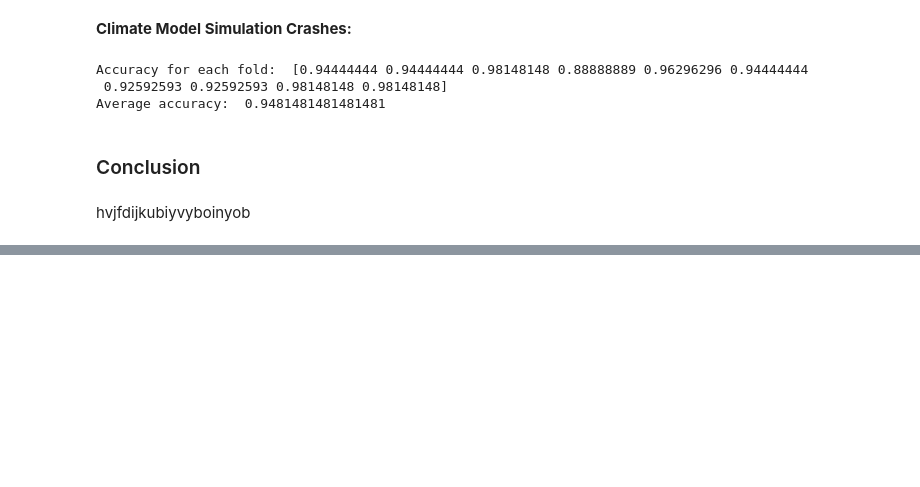
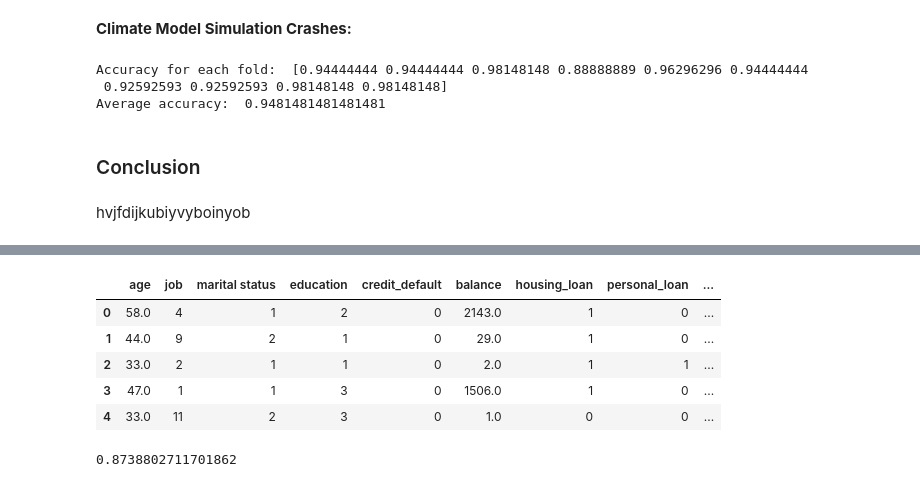
Before and after one commit to marisaazevedo/ML_AdaBoostRefined, a Jupyter notebook: Machine_Learning_1.ipynb, the cells around one changed output, grey strips where cells are left out. Saved outputs shown, nothing was run; the diff lists cells and outputs as text; code cells hidden in the pictures; blank space fills up the shorter version.

```diff
--- a/Machine_Learning_1.ipynb
+++ b/Machine_Learning_1.ipynb
@@ -406,0 +435,45 @@ hvjfdijkubiyvyboinyob
+# %%
+df.rename(columns={
+    'V1': 'age',
+    'V2': 'job',
+    'V3': 'marital status',
+    'V4': 'education',
+    'V5': 'credit_default',
+    'V6': 'balance',
+    'V7': 'housing_loan',
+    'V8': 'personal_loan',
+    'V9': 'contact_type',
+    'V10': 'day',
+    'V11': 'month',
+    'V12': 'duration_contact',
+    'V13': 'campaign',
+    'V14': 'pday',
+    'V15': 'previous',
+    'V16': 'poutcame',
+    'Class': 'Target',
+}, inplace=True)
+# %%
+
+# label encoding the dataset
+from sklearn.preprocessing import LabelEncoder
+
+le = LabelEncoder()
+df['job'] = le.fit_transform(df['job'])
+df['marital status'] = le.fit_transform(df['marital status'])
+df['education'] = le.fit_transform(df['education'])
+df['credit_default'] = le.fit_transform(df['credit_default'])
+df['housing_loan'] = le.fit_transform(df['housing_loan'])
+df['personal_loan'] = le.fit_transform(df['personal_loan'])
+df['contact_type'] = le.fit_transform(df['contact_type'])
+df['month'] = le.fit_transform(df['month'])
+df['poutcame'] = le.fit_transform(df['poutcame'])
+df['Target'] = le.fit_transform(df['Target'])
+
+df.head()
+# %% [output]
+|  | age | job | marital status | education | credit_default | balance | housing_loan | personal_loan | ... |
+| 0 | 58.0 | 4 | 1 | 2 | 0 | 2143.0 | 1 | 0 | ... |
+| 1 | 44.0 | 9 | 2 | 1 | 0 | 29.0 | 1 | 0 | ... |
+| 2 | 33.0 | 2 | 1 | 1 | 0 | 2.0 | 1 | 1 | ... |
+| 3 | 47.0 | 1 | 1 | 3 | 0 | 1506.0 | 1 | 0 | ... |
+| 4 | 33.0 | 11 | 2 | 3 | 0 | 1.0 | 0 | 0 | ... |
@@ -406,0 +490,4 @@ hvjfdijkubiyvyboinyob
+# %%
+print(score)
+# %% [output]
+0.8738802711701862
```
Also changed, not shown: parts of 11 cells of this notebook, 12 other files.
